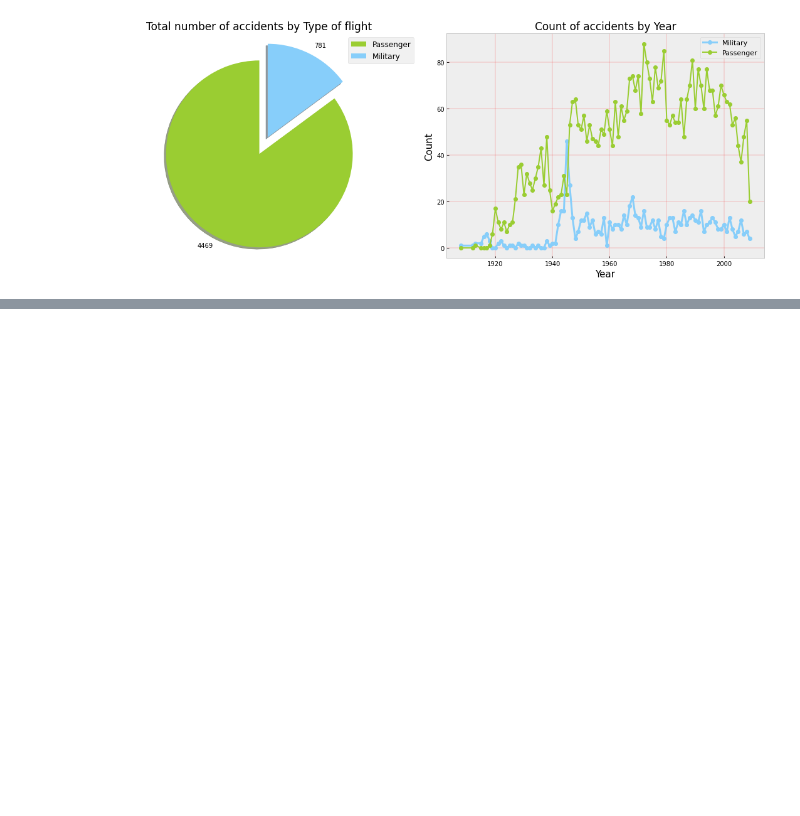
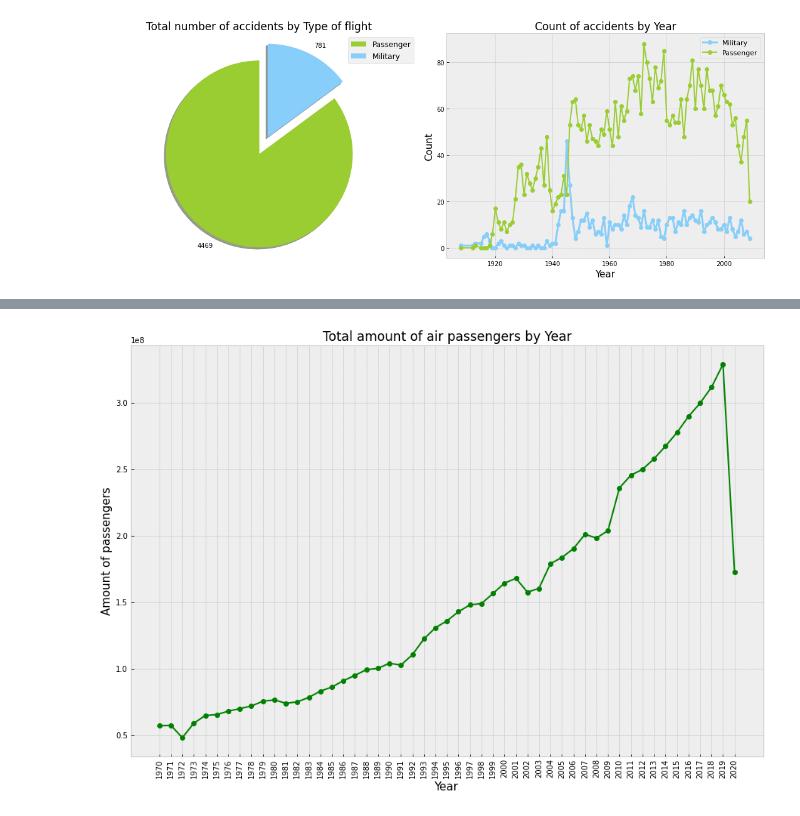
Before and after one commit to A-mangio/incidenti_aerei, a Jupyter notebook: airplaneCrashes.ipynb, the cells around one changed output, grey strips where cells are left out. Saved outputs shown, nothing was run; the diff lists cells and outputs as text; code cells hidden in the pictures; blank space fills up the shorter version.

```diff
--- a/airplaneCrashes.ipynb
+++ b/airplaneCrashes.ipynb
@@ -184,0 +183,3 @@ plt.show()
+# %%
+Totals = pd.read_csv('./archive/API_IS.AIR.DPRT_DS2_en_csv_v2.csv')
+Totals.sample(5)
@@ -184,0 +194,23 @@ plt.show()
+# %%
+Totals = Totals.replace(np.nan, 0)
+Years = Totals.copy();
+# %%
+Years = Years.drop(["Country Name", "Country Code", "Indicator Name", "Indicator Code"], axis = 1)
+Years = Years.replace(np.nan, 0)
+Years = pd.DataFrame(Years.sum())
+Years = Years.drop(Years.index[0:10]) #Toglie i primi 9 anni che hanno valore pari a 0
+Years = Years['1970':'2020']
+Years.columns = ['Sum']
+Years.index.name = 'Year'
+# %%
+plt.figure(figsize=(15,10))
+
+plt.style.use('bmh')
+plt.plot(Years.index, 'Sum', data=Years, marker = "o", color = 'green', linewidth=2)
+plt.xlabel('Year', fontsize=15)
+plt.ylabel('Amount of passengers', fontsize=15)
+plt.title('Total amount of air passengers by Year', loc='Center', fontsize=17)
+plt.xticks(rotation=90)
+plt.show()
+# %% [output]
+[figure, added]
```
Also changed, not shown: parts of 5 cells of this notebook.
